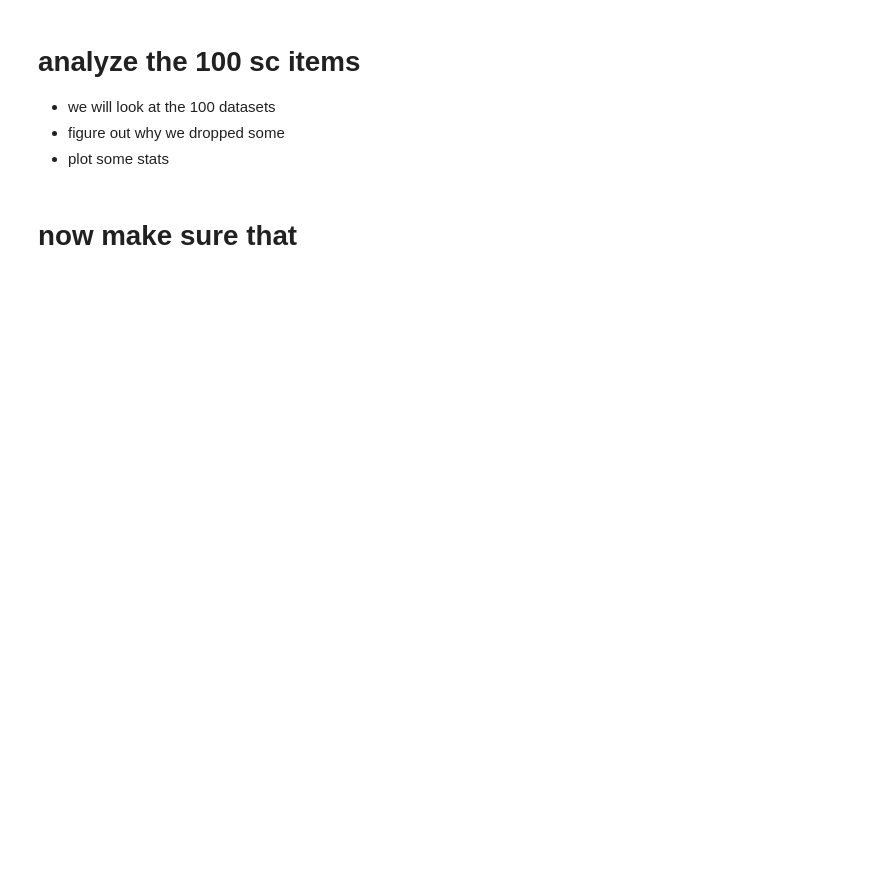
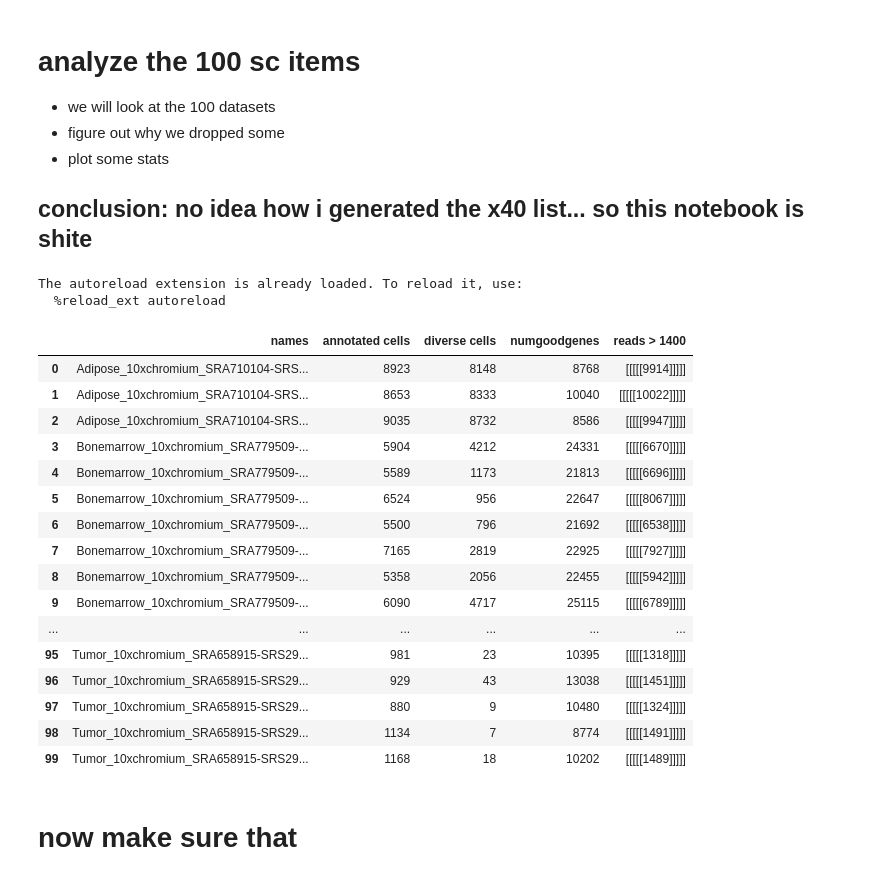
Before and after one commit to smautner/natto, a Jupyter notebook: notebooks/2705dataset_subselection.ipynb, the cells around one changed output. Drawn from its saved outputs; the diff is of its cells as text; code cells hidden in the pictures; blank space fills up the shorter version.

```diff
--- a/notebooks/2705dataset_subselection.ipynb
+++ b/notebooks/2705dataset_subselection.ipynb
@@ -4,10 +4,19 @@
 - we will look at the 100 datasets
 - figure out why we dropped some
 - plot some stats
+
+
+## conclusion: no idea how i generated the x40 list... so this notebook is shite
 # %%
 %load_ext autoreload
 %autoreload 2
-%config Completer.use_jedi = False
+%config Completer.use_jedi = True
+
+import matplotlib as mpl
+mpl.rc("figure", dpi=200)
+# %% [output]
+The autoreload extension is already loaded. To reload it, use:
+  %reload_ext autoreload
 # %%
 %time
 # load the data
@@ -15,30 +24,58 @@ from natto import input
 from natto import process
 from ubergauss import tools
 
+
 names = input.get100names()
 
 def loadandgo(n):
     data = input.load100(n,path = '/home/ubuntu/repos/natto/natto/data')
-    return process.annotate_genescores(data, mingenes = 1000)
+    gs= process.annotate_genescores(data, mingenes = 200)
+    gs.X = np.expm1(gs.X)
+    return gs
 
 annotated = tools.xmap(loadandgo,names)
 
 #data = [input.load100(n,path = '/home/ubuntu/repos/natto/natto/data')  for n in names]
 #annotated = [process.annotate_genescores(d, mingenes = 1000) for d in data]
 # %%
-# so now we need stats ...
-# annotated cells?
-# whom did i remove? is it because they have few cells? few genes?
+# so we collect stats and put them in a table
+
 
 
 from matplotlib import pyplot as plt
 import numpy as np
 from lmz import *
+import seaborn as sns
+import pandas as pd
+pd.options.display.max_rows = 1000
+
+data = {'names': names}
+
 
 # lets say we need 2k annotated cells
-annot = [ sum(a.obs['true']!=-1) for a in annotated]
-plt.hist(annot,bins = 25)
-plt.show()
+data['annotated cells']=[ sum(a.obs['true']!=-1) for a in annotated]
+data['diverse cells'] = [ np.sum( np.array([ len(row.indices) for row in a.X]) > 1000 ) for a in annotated]
+data['numgoodgenes'] = [ sum(a.varm['scores']!=np.NINF) for a in annotated]
+data['reads > 1400'] = [ sum(np.sum(a.X,axis= 1) > 1500 ) for a in annotated]
 
-#cellread = [ np.mean(np.sum(a.X, axis=1)) for a in annotated]
-#bgen = [ sum(a.varm['scores']==np.NINF) for a in annotated]
+
+table = pd.DataFrame(data)
+table
+# %% [output]
+|  | names | annotated cells | diverse cells | numgoodgenes | reads > 1400 |
+| 0 | Adipose_10xchromium_SRA710104-SRS... | 8923 | 8148 | 8768 | [[[[[9914]]]]] |
+| 1 | Adipose_10xchromium_SRA710104-SRS... | 8653 | 8333 | 10040 | [[[[[10022]]]]] |
+| 2 | Adipose_10xchromium_SRA710104-SRS... | 9035 | 8732 | 8586 | [[[[[9947]]]]] |
+| 3 | Bonemarrow_10xchromium_SRA779509-... | 5904 | 4212 | 24331 | [[[[[6670]]]]] |
+| 4 | Bonemarrow_10xchromium_SRA779509-... | 5589 | 1173 | 21813 | [[[[[6696]]]]] |
+| 5 | Bonemarrow_10xchromium_SRA779509-... | 6524 | 956 | 22647 | [[[[[8067]]]]] |
+| 6 | Bonemarrow_10xchromium_SRA779509-... | 5500 | 796 | 21692 | [[[[[6538]]]]] |
+| 7 | Bonemarrow_10xchromium_SRA779509-... | 7165 | 2819 | 22925 | [[[[[7927]]]]] |
+| 8 | Bonemarrow_10xchromium_SRA779509-... | 5358 | 2056 | 22455 | [[[[[5942]]]]] |
+| 9 | Bonemarrow_10xchromium_SRA779509-... | 6090 | 4717 | 25115 | [[[[[6789]]]]] |
+| ... | ... | ... | ... | ... | ... |
+| 95 | Tumor_10xchromium_SRA658915-SRS29... | 981 | 23 | 10395 | [[[[[1318]]]]] |
+| 96 | Tumor_10xchromium_SRA658915-SRS29... | 929 | 43 | 13038 | [[[[[1451]]]]] |
+| 97 | Tumor_10xchromium_SRA658915-SRS29... | 880 | 9 | 10480 | [[[[[1324]]]]] |
+| 98 | Tumor_10xchromium_SRA658915-SRS29... | 1134 | 7 | 8774 | [[[[[1491]]]]] |
+| 99 | Tumor_10xchromium_SRA658915-SRS29... | 1168 | 18 | 10202 | [[[[[1489]]]]] |
```
Also changed, not shown: parts of 3 cells of this notebook, 3 other files.
